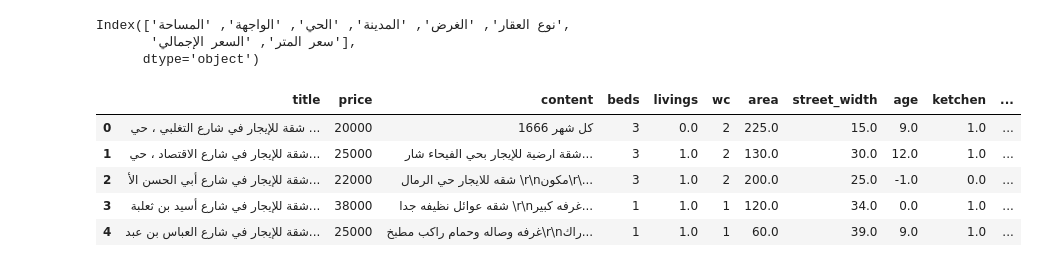
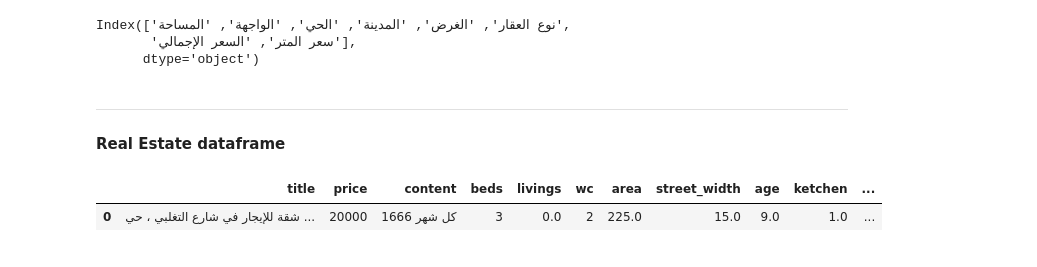
Before and after one commit to RandHamoud/Project3, a Jupyter notebook: Project3.ipynb, the cells around one changed output. Saved outputs shown, nothing was run; the diff lists cells and outputs as text; code cells hidden in the pictures.

```diff
--- a/Project3.ipynb
+++ b/Project3.ipynb
@@ -782,6 +737,9 @@ fig = px.pie(land_type, values=land_type.values, names=land_type.index, title='S
 
 # Show the pie chart
 fig.show()
+# %% [markdown]
+***********************************
+#### Real Estate dataframe
 # %%
 real_estate_location = real_estate['location'].value_counts()
 # %%
@@ -795,14 +753,10 @@ fig = px.histogram(real_estate, x='price', nbins=10, title='')
 # Show the histogram
 fig.show()
 # %%
-real_estate.head()
+real_estate.head(1)
 # %% [output]
 |  | title | price | content | beds | livings | wc | area | street_width | age | ketchen | ... |
 | 0 | شقة للإيجار في شارع التغلبي ، حي ... | 20000 | 1666 كل شهر | 3 | 0.0 | 2 | 225.0 | 15.0 | 9.0 | 1.0 | ... |
-| 1 | شقة للإيجار في شارع الاقتصاد ، حي... | 25000 | شقة ارضية للإيجار بحي الفيحاء شار... | 3 | 1.0 | 2 | 130.0 | 30.0 | 12.0 | 1.0 | ... |
-| 2 | شقة للإيجار في شارع أبي الحسن الأ... | 22000 | شقه للايجار حي الرمال \r\nمكون\r\... | 3 | 1.0 | 2 | 200.0 | 25.0 | -1.0 | 0.0 | ... |
-| 3 | شقة للإيجار في شارع أسيد بن ثعلبة... | 38000 | شقه عوائل نظيفه جدا \r\nغرفه كبير... | 1 | 1.0 | 1 | 120.0 | 34.0 | 0.0 | 1.0 | ... |
-| 4 | شقة للإيجار في شارع العباس بن عبد... | 25000 | غرفه وصاله وحمام راكب مطبخ\r\nراك... | 1 | 1.0 | 1 | 60.0 | 39.0 | 9.0 | 1.0 | ... |
 # %%
 price_avg = real_estate[['price', 'location']]
 # %%
```
Also changed, not shown: parts of 96 cells of this notebook.
